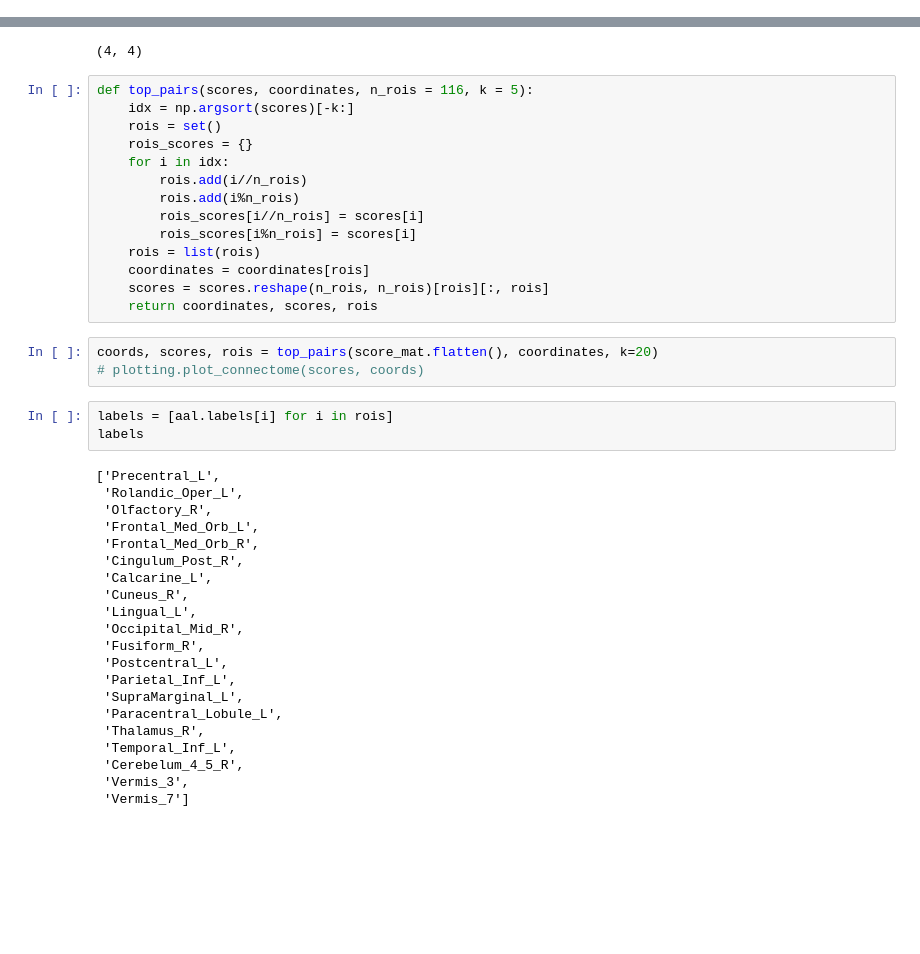
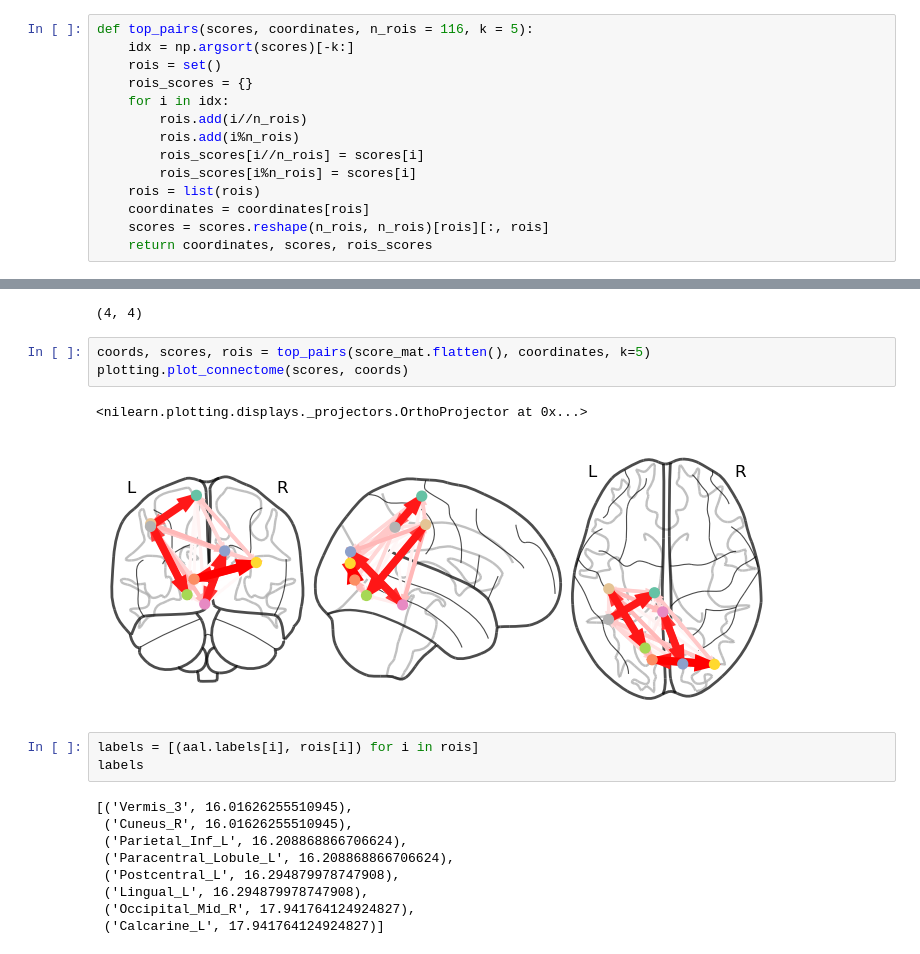
Before and after one commit to shivanshseth/fmri-functional-connectivity-ising, a Jupyter notebook: src/results.ipynb, the cells around one changed output, grey strips where cells are left out. Saved outputs shown, nothing was run; the diff lists cells and outputs as text; blank space fills up the shorter version.

```diff
--- a/src/results.ipynb
+++ b/src/results.ipynb
@@ -64,6 +67,20 @@ plotting.plot_connectome(score_mat, coordinates,
 # %% [output]
 <nilearn.plotting.displays._projectors.OrthoProjector at 0x...>
 [figure]
+# %%
+def top_pairs(scores, coordinates, n_rois = 116, k = 5):
+    idx = np.argsort(scores)[-k:]
+    rois = set()
+    rois_scores = {}
+    for i in idx:
+        rois.add(i//n_rois)
+        rois.add(i%n_rois)
+        rois_scores[i//n_rois] = scores[i]
+        rois_scores[i%n_rois] = scores[i]
+    rois = list(rois)
+    coordinates = coordinates[rois]
+    scores = scores.reshape(n_rois, n_rois)[rois][:, rois]
+    return coordinates, scores, rois_scores
 # %%
 np.sort(score_mat.flatten())[-5:]
 # %% [output]
@@ -74,44 +91,21 @@ a = [1, 2, 3, 4]
 score_mat[a][:, a].shape
 # %% [output]
 (4, 4)
-# %%
-def top_pairs(scores, coordinates, n_rois = 116, k = 5):
-    idx = np.argsort(scores)[-k:]
-    rois = set()
-    rois_scores = {}
-    for i in idx:
-        rois.add(i//n_rois)
-        rois.add(i%n_rois)
-        rois_scores[i//n_rois] = scores[i]
-        rois_scores[i%n_rois] = scores[i]
-    rois = list(rois)
-    coordinates = coordinates[rois]
-    scores = scores.reshape(n_rois, n_rois)[rois][:, rois]
-    return coordinates, scores, rois
 # %%
-coords, scores, rois = top_pairs(score_mat.flatten(), coordinates, k=20)
-# plotting.plot_connectome(scores, coords)
+coords, scores, rois = top_pairs(score_mat.flatten(), coordinates, k=5)
+plotting.plot_connectome(scores, coords)
+# %% [output]
+<nilearn.plotting.displays._projectors.OrthoProjector at 0x...>
+[figure, added]
 # %%
-labels = [aal.labels[i] for i in rois]
+labels = [(aal.labels[i], rois[i]) for i in rois]
 labels
 # %% [output]
-['Precentral_L',
- 'Rolandic_Oper_L',
- 'Olfactory_R',
- 'Frontal_Med_Orb_L',
- 'Frontal_Med_Orb_R',
- 'Cingulum_Post_R',
- 'Calcarine_L',
- 'Cuneus_R',
- 'Lingual_L',
- 'Occipital_Mid_R',
- 'Fusiform_R',
- 'Postcentral_L',
- 'Parietal_Inf_L',
- 'SupraMarginal_L',
- 'Paracentral_Lobule_L',
- 'Thalamus_R',
- 'Temporal_Inf_L',
- 'Cerebelum_4_5_R',
- 'Vermis_3',
- 'Vermis_7']
+[('Vermis_3', 16.01626255510945),
+ ('Cuneus_R', 16.01626255510945),
+ ('Parietal_Inf_L', 16.208868866706624),
+ ('Paracentral_Lobule_L', 16.208868866706624),
+ ('Postcentral_L', 16.294879978747908),
+ ('Lingual_L', 16.294879978747908),
+ ('Occipital_Mid_R', 17.941764124924827),
+ ('Calcarine_L', 17.941764124924827)]
```
Also changed, not shown: parts of 4 cells of this notebook.
